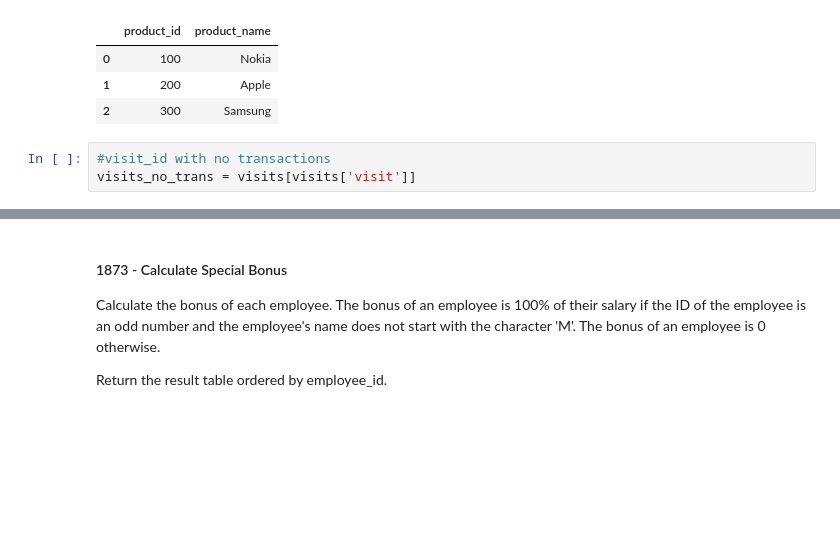
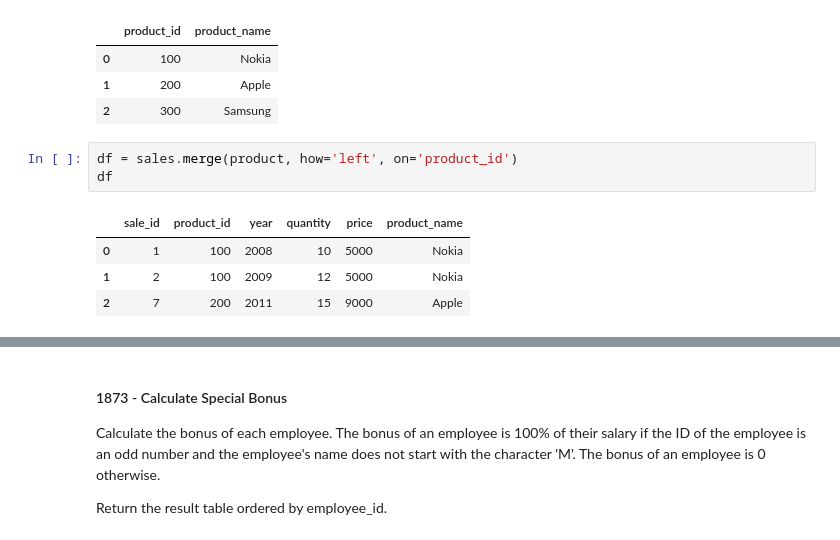
Before and after one commit to Swap-20/Leetcode-Pandas, a Jupyter notebook: Leetcode_Pandas.ipynb, the cells around one changed output, grey strips where cells are left out. Saved outputs shown, nothing was run; the diff lists cells and outputs as text; blank space fills up the shorter version.

```diff
--- a/Leetcode_Pandas.ipynb
+++ b/Leetcode_Pandas.ipynb
@@ -208,6 +210,11 @@ product
 | 0 | 100 | Nokia |
 | 1 | 200 | Apple |
 | 2 | 300 | Samsung |
-# %%
-#visit_id with no transactions
-visits_no_trans = visits[visits['visit']]
+# %%
+df = sales.merge(product, how='left', on='product_id')
+df
+# %% [output]
+|  | sale_id | product_id | year | quantity | price | product_name |
+| 0 | 1 | 100 | 2008 | 10 | 5000 | Nokia |
+| 1 | 2 | 100 | 2009 | 12 | 5000 | Nokia |
+| 2 | 7 | 200 | 2011 | 15 | 9000 | Apple |
```
Also changed, not shown: parts of 15 cells of this notebook.
